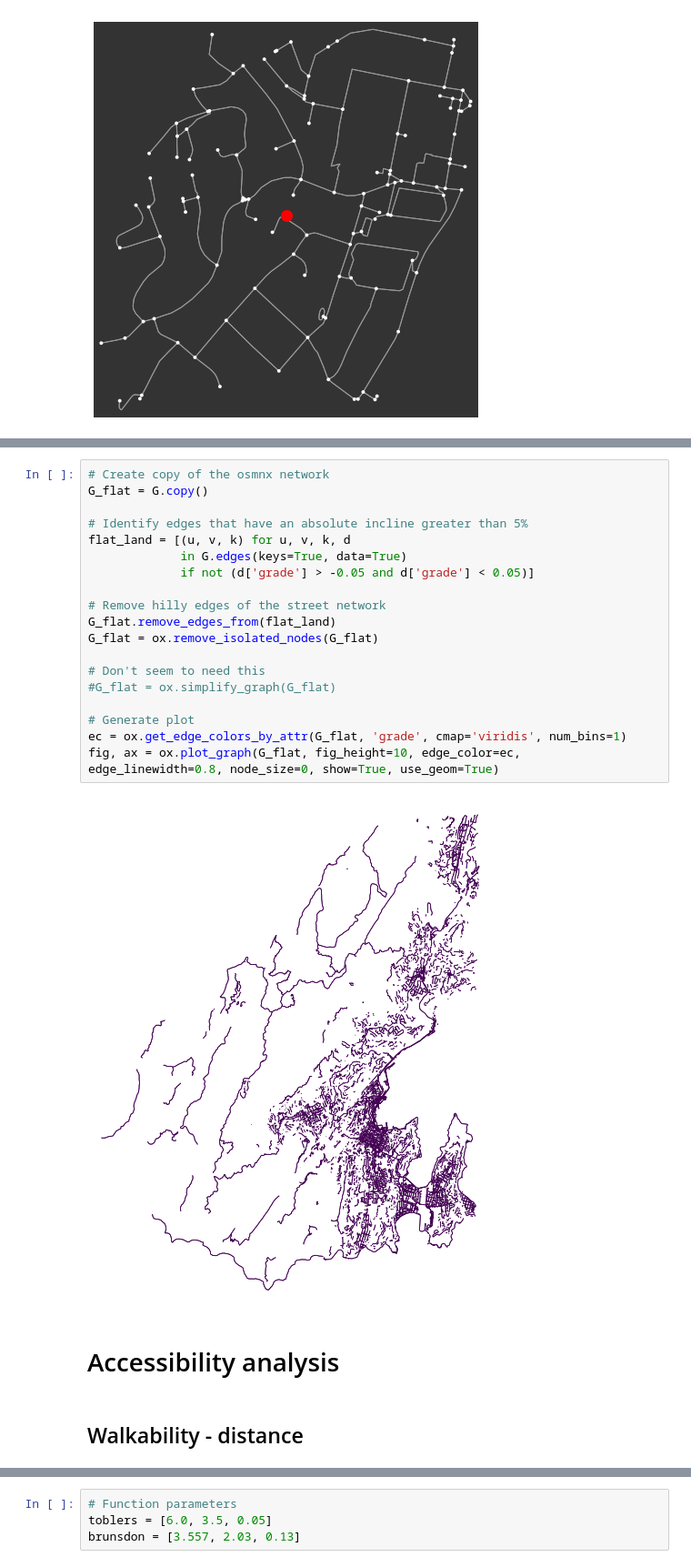
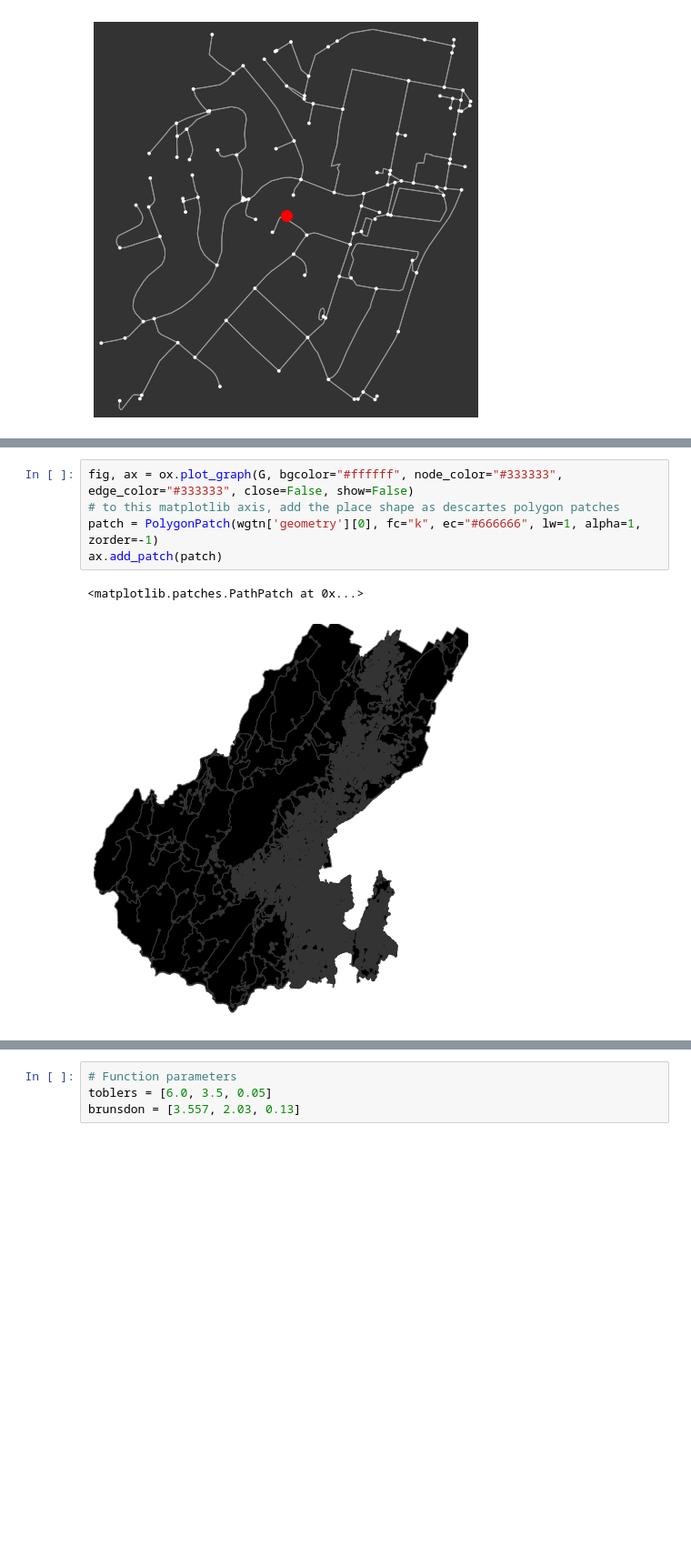
Before and after one commit to shriv/maptime-jul21, a Jupyter notebook: Walking to the park on a computer.ipynb, the cells around one changed output, grey strips where cells are left out. Shown at 91% size. Cells and saved outputs as stored; diff of their text form; blank space fills up the shorter version.

```diff
--- a/Walking to the park on a computer.ipynb
+++ b/Walking to the park on a computer.ipynb
@@ -148,25 +140,8 @@ fig, ax = ox.plot_graph(G, bgcolor="#ffffff", node_color="#333333", edge_color="
-# %%
-# Create copy of the osmnx network
-G_flat = G.copy()
-
-# Identify edges that have an absolute incline greater than 5%
-flat_land = [(u, v, k) for u, v, k, d
-             in G.edges(keys=True, data=True)
-             if not (d['grade'] > -0.05 and d['grade'] < 0.05)]
-
-# Remove hilly edges of the street network
-G_flat.remove_edges_from(flat_land)
-G_flat = ox.remove_isolated_nodes(G_flat)
-
-# Don't seem to need this
-#G_flat = ox.simplify_graph(G_flat)
-
-# Generate plot
-ec = ox.get_edge_colors_by_attr(G_flat, 'grade', cmap='viridis', num_bins=1)
-fig, ax = ox.plot_graph(G_flat, fig_height=10, edge_color=ec, edge_linewidth=0.8, node_size=0, show=True, use_geom=True)
-# %% [output]
-[figure, removed]
-# %% [markdown]
-# Accessibility analysis
-# %% [markdown]
-## Walkability - distance
+# %%
+fig, ax = ox.plot_graph(G, bgcolor="#ffffff", node_color="#333333", edge_color="#333333", close=False, show=False)
+# to this matplotlib axis, add the place shape as descartes polygon patches
+patch = PolygonPatch(wgtn['geometry'][0], fc="k", ec="#666666", lw=1, alpha=1, zorder=-1)
+ax.add_patch(patch)
+# %% [output]
+<matplotlib.patches.PathPatch at 0x...>
+[figure, added]
```
Also changed, not shown: parts of 54 cells of this notebook, 1 other file.
